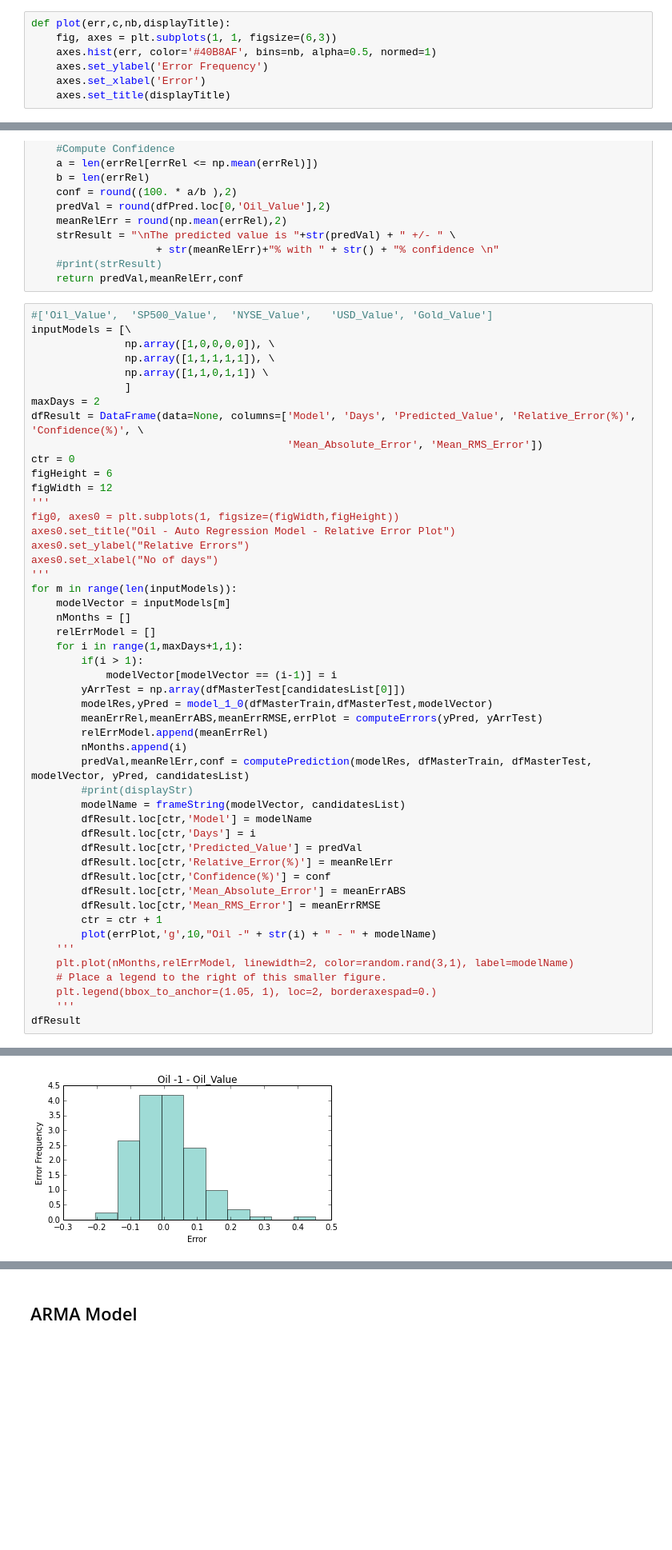
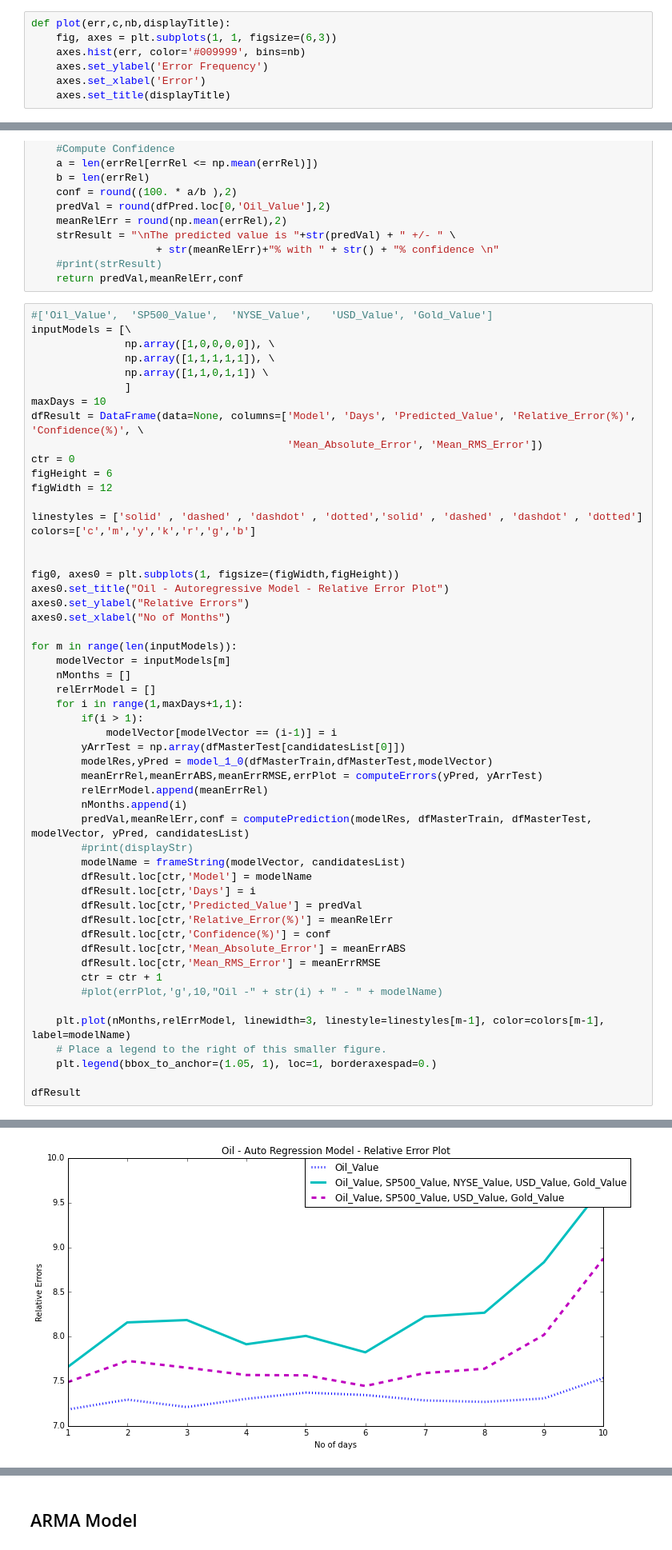
Before and after one commit to Sree-vathsan/CSE591-Data-Science-Project, a Jupyter notebook: Modular_Code_Linear_Regression_Oil.ipynb, the cells around one changed output, grey strips where cells are left out. Shown at 80% size. Saved outputs shown, nothing was run; the diff lists cells and outputs as text; blank space fills up the shorter version.

Commit message:
minor modifications to improve error plots

```diff
--- a/Modular_Code_Linear_Regression_Oil.ipynb
+++ b/Modular_Code_Linear_Regression_Oil.ipynb
@@ -140,7 +140,7 @@ def model_1_0(dfMasterTrain,dfMasterTest,p_vector):
 # %%
 def plot(err,c,nb,displayTitle):
     fig, axes = plt.subplots(1, 1, figsize=(6,3))
-    axes.hist(err, color='#40B8AF', bins=nb, alpha=0.5, normed=1)
+    axes.hist(err, color='#009999', bins=nb)
     axes.set_ylabel('Error Frequency')
     axes.set_xlabel('Error')
     axes.set_title(displayTitle)
@@ -230,18 +230,22 @@ inputModels = [\
                np.array([1,1,1,1,1]), \
                np.array([1,1,0,1,1]) \
                ]
-maxDays = 2
+maxDays = 10
 dfResult = DataFrame(data=None, columns=['Model', 'Days', 'Predicted_Value', 'Relative_Error(%)', 'Confidence(%)', \
                                          'Mean_Absolute_Error', 'Mean_RMS_Error'])
 ctr = 0
 figHeight = 6
 figWidth = 12
-'''
+
+linestyles = ['solid' , 'dashed' , 'dashdot' , 'dotted','solid' , 'dashed' , 'dashdot' , 'dotted']
+colors=['c','m','y','k','r','g','b']
+
+
 fig0, axes0 = plt.subplots(1, figsize=(figWidth,figHeight))
-axes0.set_title("Oil - Auto Regression Model - Relative Error Plot")
+axes0.set_title("Oil - Autoregressive Model - Relative Error Plot")
 axes0.set_ylabel("Relative Errors")
-axes0.set_xlabel("No of days")
-'''
+axes0.set_xlabel("No of Months")
+
 for m in range(len(inputModels)):
     modelVector = inputModels[m]
     nMonths = []
@@ -265,12 +269,12 @@ for m in range(len(inputModels)):
         dfResult.loc[ctr,'Mean_Absolute_Error'] = meanErrABS
         dfResult.loc[ctr,'Mean_RMS_Error'] = meanErrRMSE
         ctr = ctr + 1
-        plot(errPlot,'g',10,"Oil -" + str(i) + " - " + modelName)
-    '''
-    plt.plot(nMonths,relErrModel, linewidth=2, color=random.rand(3,1), label=modelName)
+        #plot(errPlot,'g',10,"Oil -" + str(i) + " - " + modelName)
+
+    plt.plot(nMonths,relErrModel, linewidth=3, linestyle=linestyles[m-1], color=colors[m-1], label=modelName)
     # Place a legend to the right of this smaller figure.
-    plt.legend(bbox_to_anchor=(1.05, 1), loc=2, borderaxespad=0.)
-    '''
+    plt.legend(bbox_to_anchor=(1.05, 1), loc=1, borderaxespad=0.)
+
 dfResult
 # %% [output]
 |  | Model | Days | Predicted_Value | Relative_Error(%) | Confidence(%) | Mean_Absolute_Error | ... |
@@ -284 +298 @@ dfResult
-[figure, old version]
+[figure, new version]
```
Also changed, not shown: parts of 3 cells of this notebook, 1 other file.
